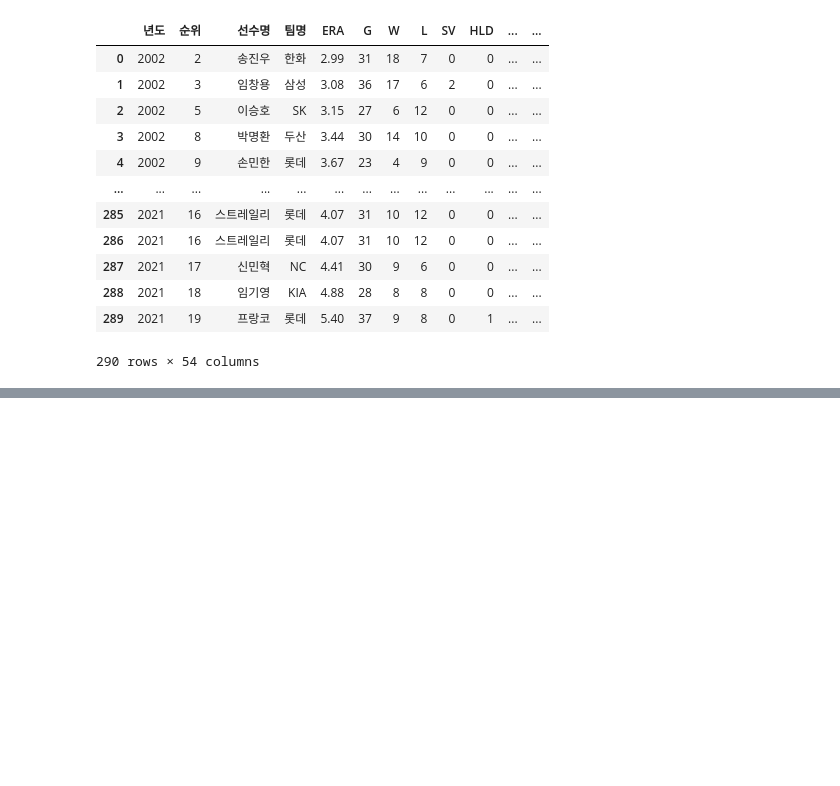
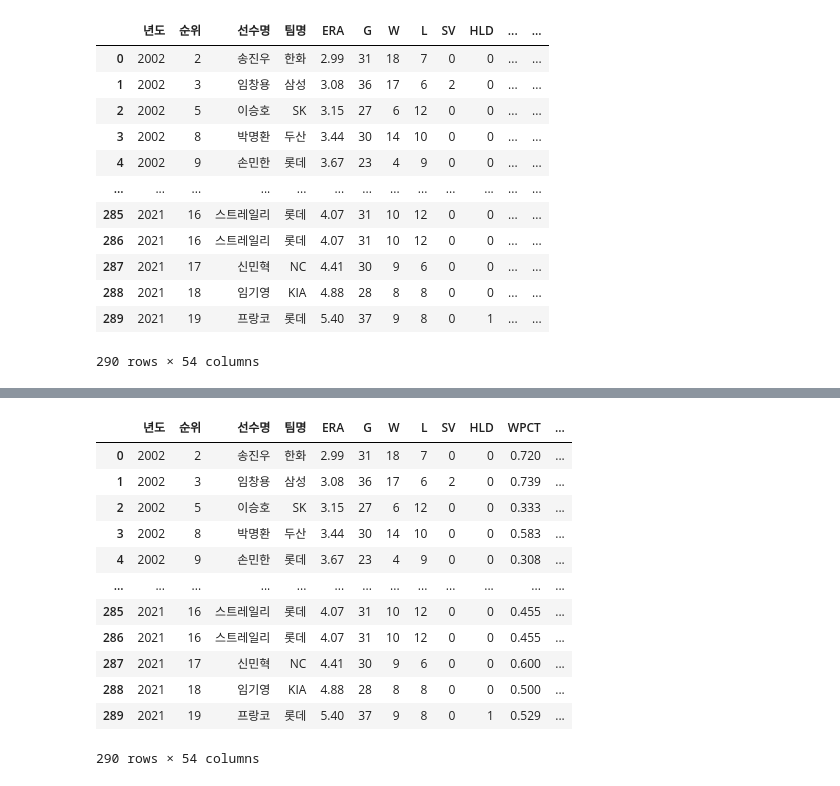
Before and after one commit to skadudd/adDev, a Jupyter notebook: DA_study/project/kbo_earnings.ipynb, the cells around one changed output, grey strips where cells are left out. Saved outputs shown, nothing was run; the diff lists cells and outputs as text; code cells hidden in the pictures; blank space fills up the shorter version.

```diff
--- a/DA_study/project/kbo_earnings.ipynb
+++ b/DA_study/project/kbo_earnings.ipynb
@@ -291,0 +382,16 @@ new_data
+# %%
+new_data
+# %% [output]
+|  | 년도 | 순위 | 선수명 | 팀명 | ERA | G | W | L | SV | HLD | WPCT | ... |
+| 0 | 2002 | 2 | 송진우 | 한화 | 2.99 | 31 | 18 | 7 | 0 | 0 | 0.720 | ... |
+| 1 | 2002 | 3 | 임창용 | 삼성 | 3.08 | 36 | 17 | 6 | 2 | 0 | 0.739 | ... |
+| 2 | 2002 | 5 | 이승호 | SK | 3.15 | 27 | 6 | 12 | 0 | 0 | 0.333 | ... |
+| 3 | 2002 | 8 | 박명환 | 두산 | 3.44 | 30 | 14 | 10 | 0 | 0 | 0.583 | ... |
+| 4 | 2002 | 9 | 손민한 | 롯데 | 3.67 | 23 | 4 | 9 | 0 | 0 | 0.308 | ... |
+| ... | ... | ... | ... | ... | ... | ... | ... | ... | ... | ... | ... | ... |
+| 285 | 2021 | 16 | 스트레일리 | 롯데 | 4.07 | 31 | 10 | 12 | 0 | 0 | 0.455 | ... |
+| 286 | 2021 | 16 | 스트레일리 | 롯데 | 4.07 | 31 | 10 | 12 | 0 | 0 | 0.455 | ... |
+| 287 | 2021 | 17 | 신민혁 | NC | 4.41 | 30 | 9 | 6 | 0 | 0 | 0.600 | ... |
+| 288 | 2021 | 18 | 임기영 | KIA | 4.88 | 28 | 8 | 8 | 0 | 0 | 0.500 | ... |
+| 289 | 2021 | 19 | 프랑코 | 롯데 | 5.40 | 37 | 9 | 8 | 0 | 1 | 0.529 | ... |
+290 rows × 54 columns
```
Also changed, not shown: parts of 26 cells of this notebook.
